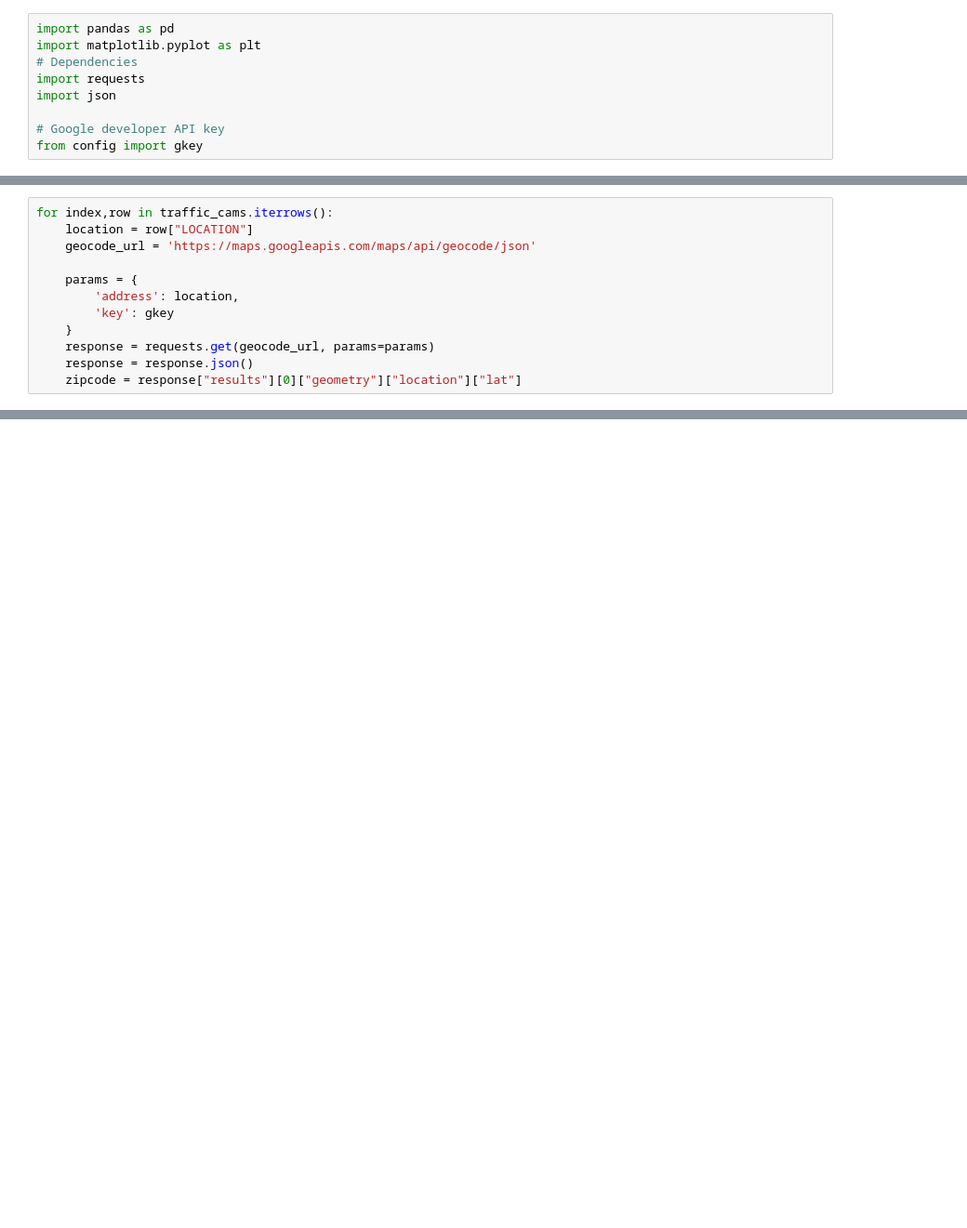
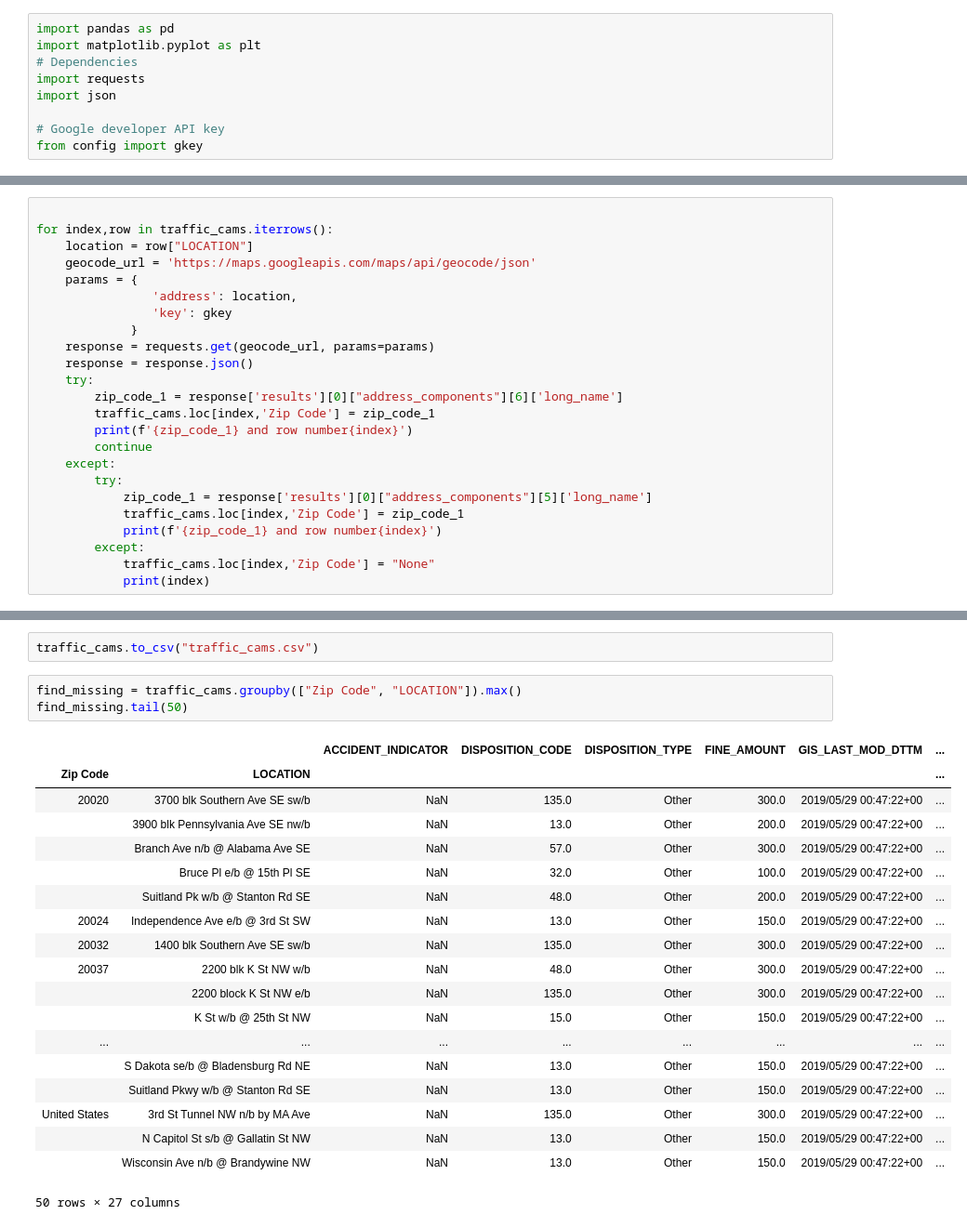
Before and after one commit to carlykelly/Traffic_Project, a Jupyter notebook: Traffic_Data.ipynb, the cells around one changed output, grey strips where cells are left out. Shown at 93% size. Drawn from its saved outputs; the diff is of its cells as text; blank space fills up the shorter version.

Commit message:
zipcodes partially added

```diff
--- a/Traffic_Data.ipynb
+++ b/Traffic_Data.ipynb
@@ -93,12 +76,24 @@ test
 # %%
+
 for index,row in traffic_cams.iterrows():
     location = row["LOCATION"]
     geocode_url = 'https://maps.googleapis.com/maps/api/geocode/json'
-
     params = {
-        'address': location,
-        'key': gkey
-    }
+                'address': location,
+                'key': gkey
+             }
     response = requests.get(geocode_url, params=params)
     response = response.json()
-    zipcode = response["results"][0]["geometry"]["location"]["lat"]
+    try:
+        zip_code_1 = response['results'][0]["address_components"][6]['long_name']
+        traffic_cams.loc[index,'Zip Code'] = zip_code_1
+        print(f'{zip_code_1} and row number{index}')
+        continue
+    except:
+        try:
+            zip_code_1 = response['results'][0]["address_components"][5]['long_name']
+            traffic_cams.loc[index,'Zip Code'] = zip_code_1
+            print(f'{zip_code_1} and row number{index}')
+        except:
+            traffic_cams.loc[index,'Zip Code'] = "None"
+            print(index)
@@ -104,0 +118,25 @@ for index,row in traffic_cams.iterrows():
+# %%
+traffic_cams.to_csv("traffic_cams.csv")
+# %%
+find_missing = traffic_cams.groupby(["Zip Code", "LOCATION"]).max()
+find_missing.tail(50)
+# %% [output]
+|  |  | ACCIDENT_INDICATOR | DISPOSITION_CODE | DISPOSITION_TYPE | FINE_AMOUNT | GIS_LAST_MOD_DTTM | ... |
+| Zip Code | LOCATION |  |  |  |  |  | ... |
+| 20020 | 3700 blk Southern Ave SE sw/b | NaN | 135.0 | Other | 300.0 | 2019/05/29 00:47:22+00 | ... |
+|  | 3900 blk Pennsylvania Ave SE nw/b | NaN | 13.0 | Other | 200.0 | 2019/05/29 00:47:22+00 | ... |
+|  | Branch Ave n/b @ Alabama Ave SE | NaN | 57.0 | Other | 300.0 | 2019/05/29 00:47:22+00 | ... |
+|  | Bruce Pl e/b @ 15th Pl SE | NaN | 32.0 | Other | 100.0 | 2019/05/29 00:47:22+00 | ... |
+|  | Suitland Pk w/b @ Stanton Rd SE | NaN | 48.0 | Other | 200.0 | 2019/05/29 00:47:22+00 | ... |
+| 20024 | Independence Ave e/b @ 3rd St SW | NaN | 13.0 | Other | 150.0 | 2019/05/29 00:47:22+00 | ... |
+| 20032 | 1400 blk Southern Ave SE sw/b | NaN | 135.0 | Other | 300.0 | 2019/05/29 00:47:22+00 | ... |
+| 20037 | 2200 blk K St NW w/b | NaN | 48.0 | Other | 300.0 | 2019/05/29 00:47:22+00 | ... |
+|  | 2200 block K St NW e/b | NaN | 135.0 | Other | 300.0 | 2019/05/29 00:47:22+00 | ... |
+|  | K St w/b @ 25th St NW | NaN | 15.0 | Other | 150.0 | 2019/05/29 00:47:22+00 | ... |
+| ... | ... | ... | ... | ... | ... | ... | ... |
+|  | S Dakota se/b @ Bladensburg Rd NE | NaN | 13.0 | Other | 150.0 | 2019/05/29 00:47:22+00 | ... |
+|  | Suitland Pkwy w/b @ Stanton Rd SE | NaN | 13.0 | Other | 150.0 | 2019/05/29 00:47:22+00 | ... |
+| United States | 3rd St Tunnel NW n/b by MA Ave | NaN | 135.0 | Other | 300.0 | 2019/05/29 00:47:22+00 | ... |
+|  | N Capitol St s/b @ Gallatin St NW | NaN | 13.0 | Other | 150.0 | 2019/05/29 00:47:22+00 | ... |
+|  | Wisconsin Ave n/b @ Brandywine NW | NaN | 13.0 | Other | 150.0 | 2019/05/29 00:47:22+00 | ... |
+50 rows × 27 columns
```
Also changed, not shown: parts of 5 cells of this notebook, 1 other file.
